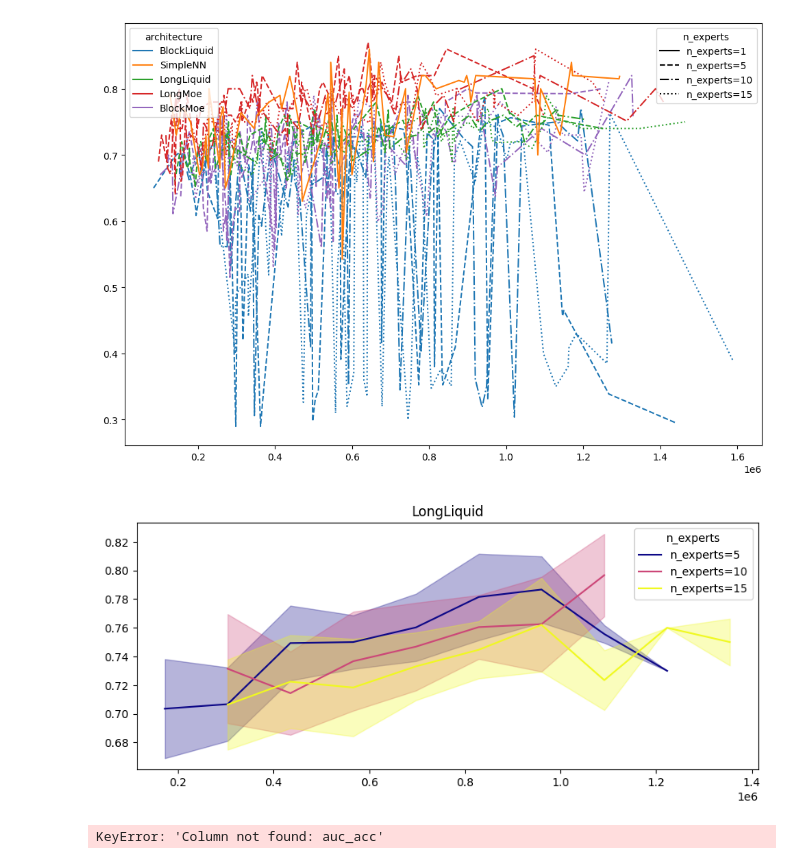
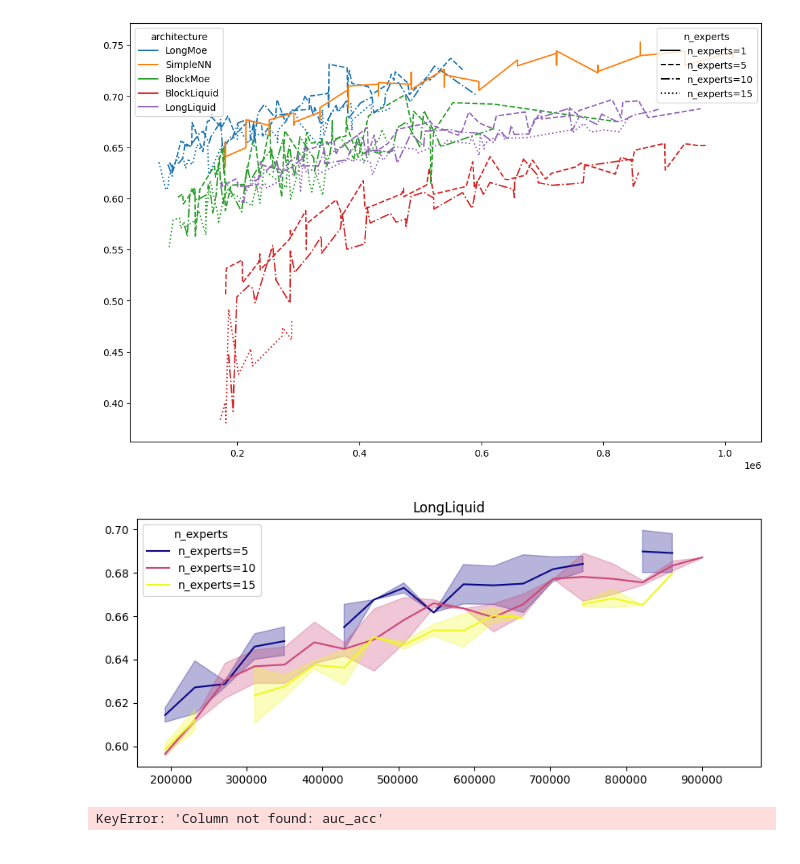
Before and after one commit to viktorvesely/liquid, a Jupyter notebook: liquid/notebooks/scaling_laws.ipynb, the cells around one changed output. Drawn from its saved outputs; the diff is of its cells as text; code cells hidden in the pictures.

```diff
--- a/liquid/notebooks/scaling_laws.ipynb
+++ b/liquid/notebooks/scaling_laws.ipynb
@@ -150,45 +185,45 @@ def plot_by_category(df, x_col, y_col):
     plt.show()
 
 
-plot_by_category(df, "n_params", "best_accuracy")
+plot_by_category(df, "active_n_params", "acc_auc")
 # %% [output]
-[figure, old version]
+[figure, new version]
 # %%
 import matplotlib.pyplot as plt
 import numpy as np
 
-def plot_architecture(df, architecture, x_col, y_col, bins=10, ax=None):
+def plot_architecture(df, architecture, x_col, y_col, bins=None, ax=None):
     df_arch = df[df['architecture'] == architecture]
     n_experts_sorted = sorted(df_arch['n_experts'].unique())
     colors = plt.cm.plasma(np.linspace(0, 1, len(n_experts_sorted)))
     color_map = dict(zip(n_experts_sorted, colors))
 
 
     if ax is None:
         fig, ax = plt.subplots(figsize=(10, 4))
 
     x_min, x_max = df_arch[x_col].min(), df_arch[x_col].max()
     bin_edges = np.linspace(x_min, x_max, bins + 1)
     bin_centers = 0.5 * (bin_edges[:-1] + bin_edges[1:])
 
     for n_exp in n_experts_sorted:
         sub = df_arch[df_arch['n_experts'] == n_exp].copy()
         sub['bin'] = pd.cut(sub[x_col], bins=bin_edges, include_lowest=True)
         grouped = sub.groupby('bin',  observed=False)[y_col]
         means = grouped.mean().values
         stds = grouped.std().fillna(0).values
 
         c = color_map[n_exp]
         ax.plot(bin_centers, means, color=c, label=f'n_experts={n_exp}')
         ax.fill_between(bin_centers, means - stds, means + stds, color=c, alpha=0.3)
 
     ax.set_title(architecture)
     ax.legend(title="n_experts")
 
 
-plot_architecture(df, "LongLiquid", "n_params", "best_accuracy")
+plot_architecture(df, "LongLiquid", "active_n_params", "acc_auc")
 # %% [output]
-[figure, old version]
+[figure, new version]
 # %%
 
 fig, axs = plt.subplots(df["architecture"].unique().size, 1, figsize=(10, 20))
```
Also changed, not shown: parts of 8 cells of this notebook, 5 other files.
